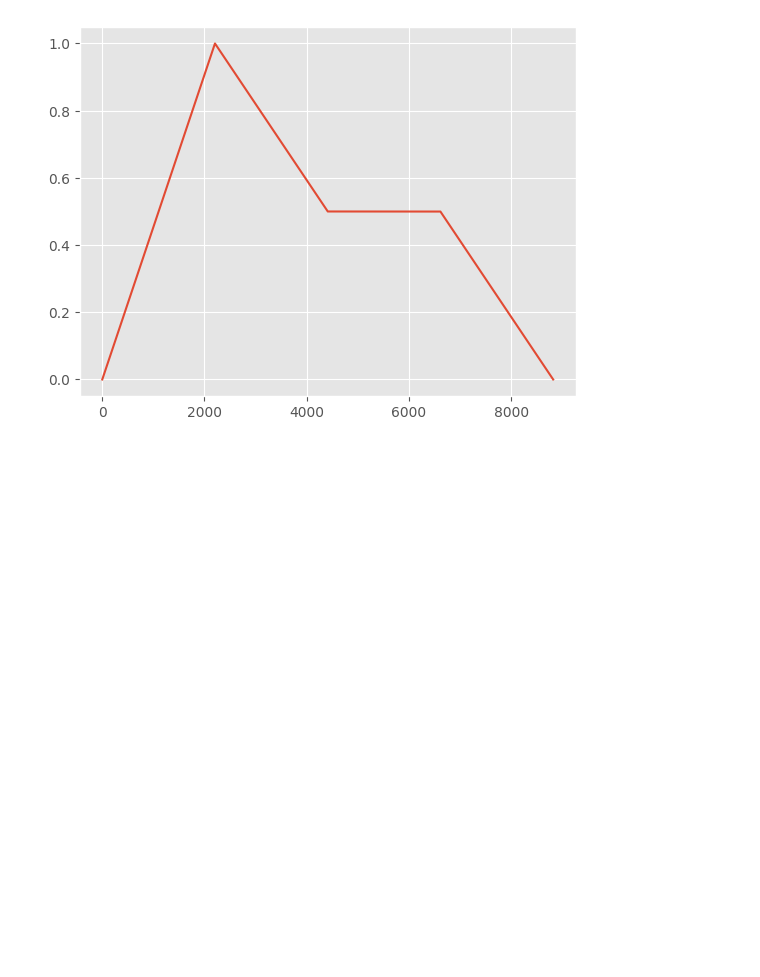
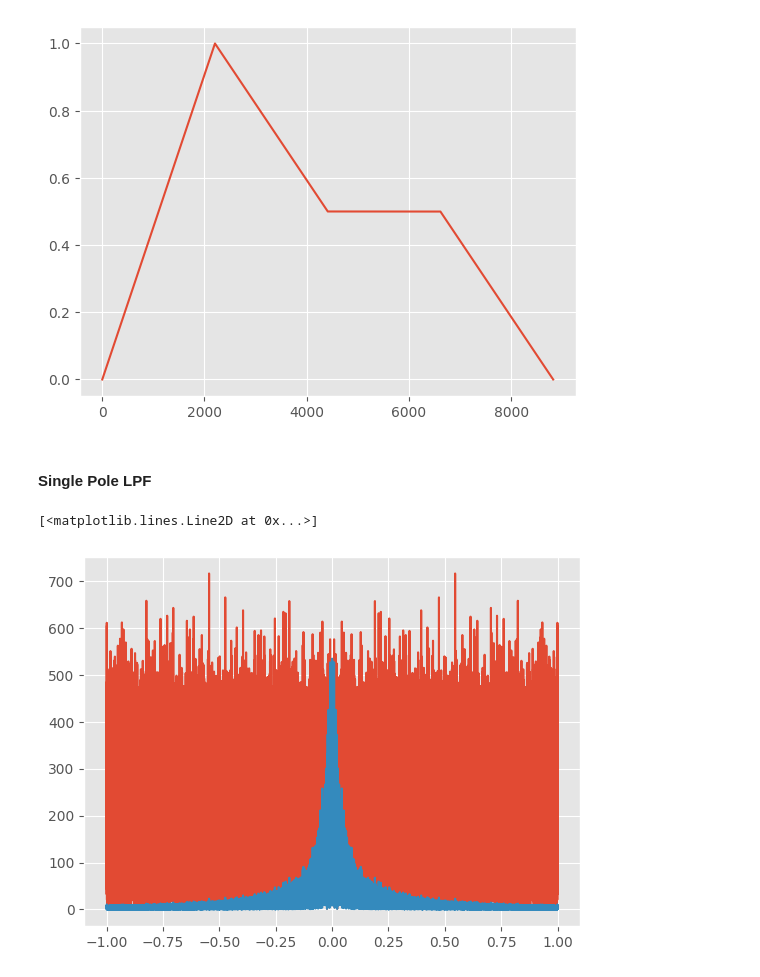
Before and after one commit to obrecht3/ECE420Projects, a Jupyter notebook: AssignedProjectLab/AssignedProjectLab.ipynb, the cells around one changed output. Cells and saved outputs as stored; diff of their text form; code cells hidden in the pictures; blank space fills up the shorter version.

```diff
--- a/AssignedProjectLab/AssignedProjectLab.ipynb
+++ b/AssignedProjectLab/AssignedProjectLab.ipynb
@@ -116,3 +116,50 @@ plt.plot(envelope)
 # %% [output]
 [<matplotlib.lines.Line2D at 0x...>]
 [figure]
+# %% [markdown]
+#### Single Pole LPF
+# %%
+class LP:
+    def __init__(self, F_s):
+        self.sampleRate = F_s
+        self.prevSample = 0.0
+        self.prevOutSample = 0.0
+
+    def restart(self):
+        self.prevSample = 0.0
+        self.prevOutSample = 0.0
+
+    def calcG(self, cutoff):
+        return 1 - np.exp(-2.0 * np.pi * cutoff / self.sampleRate)
+
+    def processSample(self, sample, g):
+        outSample = g * (1.0 / 1.3 * sample + 0.3 / 1.3 * self.prevSample - self.prevOutSample) + self.prevOutSample
+
+        self.prevSample = sample
+        self.prevOutSample = outSample
+
+        return outSample
+# %%
+testNoise = np.random.uniform(-1.0, 1.0, F_s * 3)
+
+freqLabels = np.linspace(-1.0, 1.0, testNoise.shape[0])
+
+# spectrum plot before
+spectrum = np.fft.fftshift(np.fft.fft(testNoise))
+plt.plot(freqLabels, np.abs(spectrum))
+
+# filter the noise
+filteredNoise = np.zeros(testNoise.shape)
+
+cutoff = 440 # hz
+lowpassFilter = LP(F_s)
+for n in range(len(testNoise)):
+    g = lowpassFilter.calcG(cutoff)
+    filteredNoise[n] = lowpassFilter.processSample(testNoise[n], g)
+
+# spectrum plot after
+spectrum = np.fft.fftshift(np.fft.fft(filteredNoise))
+plt.plot(freqLabels, np.abs(spectrum))
+# %% [output]
+[<matplotlib.lines.Line2D at 0x...>]
+[figure, added]
```
Also changed, not shown: parts of 6 cells of this notebook.
